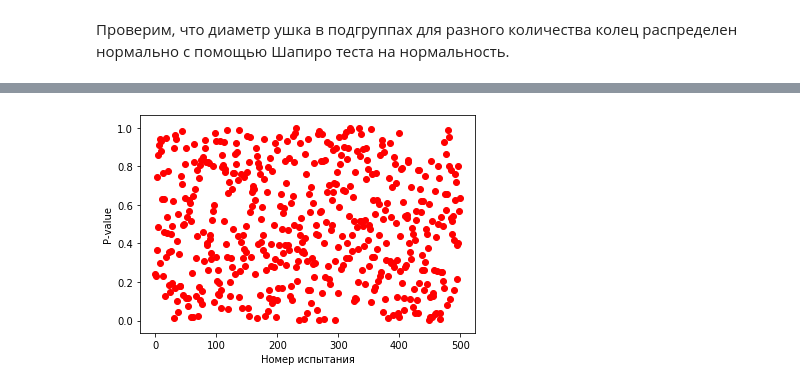
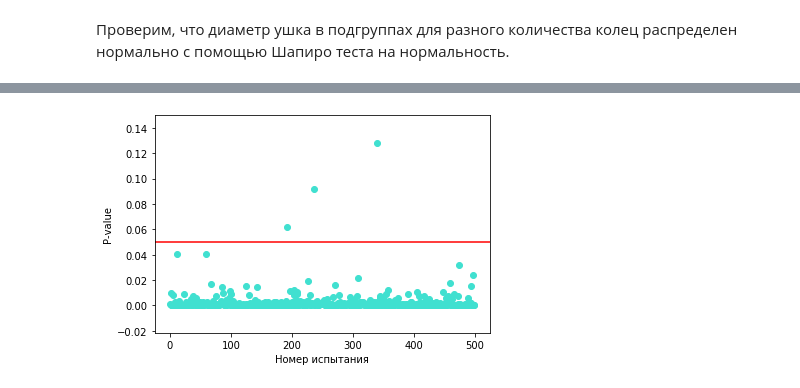
Before and after one commit to Vlada-Veselova/Statistics_HW_BI, a Jupyter notebook: Statistic_HW2_2.ipynb, the cells around one changed output, grey strips where cells are left out. Drawn from its saved outputs; the diff is of its cells as text; code cells hidden in the pictures.

```diff
--- a/Statistic_HW2_2.ipynb
+++ b/Statistic_HW2_2.ipynb
@@ -148,0 +168,15 @@ for n_rings in df.Rings.unique():
+# %%
+samples_1, p_value = [], []
+errors = 0
+for i in range(1000):
+    samples_1.append(np.random.normal(0, 1, 100))
+for sample_1 in samples_1:
+    if scipy.stats.shapiro(sample_1)[1] < 0.05:
+        errors += 1
+    p_value.append(scipy.stats.shapiro(sample_1)[1])
+fig, ax = plt.subplots()
+plt.scatter(x=[i for i in range(len(p_value))], y=p_value, c='r');
+ax.set_xlabel('Номер испытания');
+ax.set_ylabel('P-value');
+
+print('Фактическая частота ошибок первого рода:', errors/1000)
@@ -148,0 +188,18 @@ for n_rings in df.Rings.unique():
+# %%
+samples_1, p_value = [], []
+errors = []
+for alpha in range(1, 100, 5):
+    samples_1 = []
+    for i in range(1000):
+        samples_1.append(np.random.normal(0, 1, 100))
+    error = 0
+    for sample_1 in samples_1:
+        if scipy.stats.shapiro(sample_1)[1] < alpha/100:
+            error += 1
+    errors.append(error/1000)
+
+fig, ax = plt.subplots()
+plt.plot([i/100 for i in range(1, 100, 5)], errors, c='turquoise', lw=5);
+plt.plot([i/100 for i in range(1, 100, 5)], [i/100 for i in range(1, 100, 5)], c='k', lw=1);
+ax.set_xlabel('Уровень значимости');
+ax.set_ylabel('Частота ошибок первого рода');
@@ -149,13 +208,14 @@ for n_rings in df.Rings.unique():
 # %%
-# в случае верности нулевой гипотезы, p-value распределен равномерно
+# в случае верности альтернативной гипотезы видно, что p-value смещен
 samples_1, p_value = [], []
 for i in range(500):
-    samples_1.append(np.random.normal(0, 1, 100))
+    samples_1.append(np.random.uniform(-1, 1, 100))
 for sample_1 in samples_1:
     p_value.append(scipy.stats.shapiro(sample_1)[1])
 fig, ax = plt.subplots()
-plt.scatter(x=[i for i in range(len(p_value))], y=p_value, c='r');
+plt.scatter(x=[i for i in range(len(p_value))], y=p_value, c='turquoise');
+plt.axhline(y=0.05, color='r')
 ax.set_xlabel('Номер испытания');
 ax.set_ylabel('P-value');
 # %% [output]
-[figure, old version]
+[figure, new version]
```
Also changed, not shown: parts of 24 cells of this notebook.
